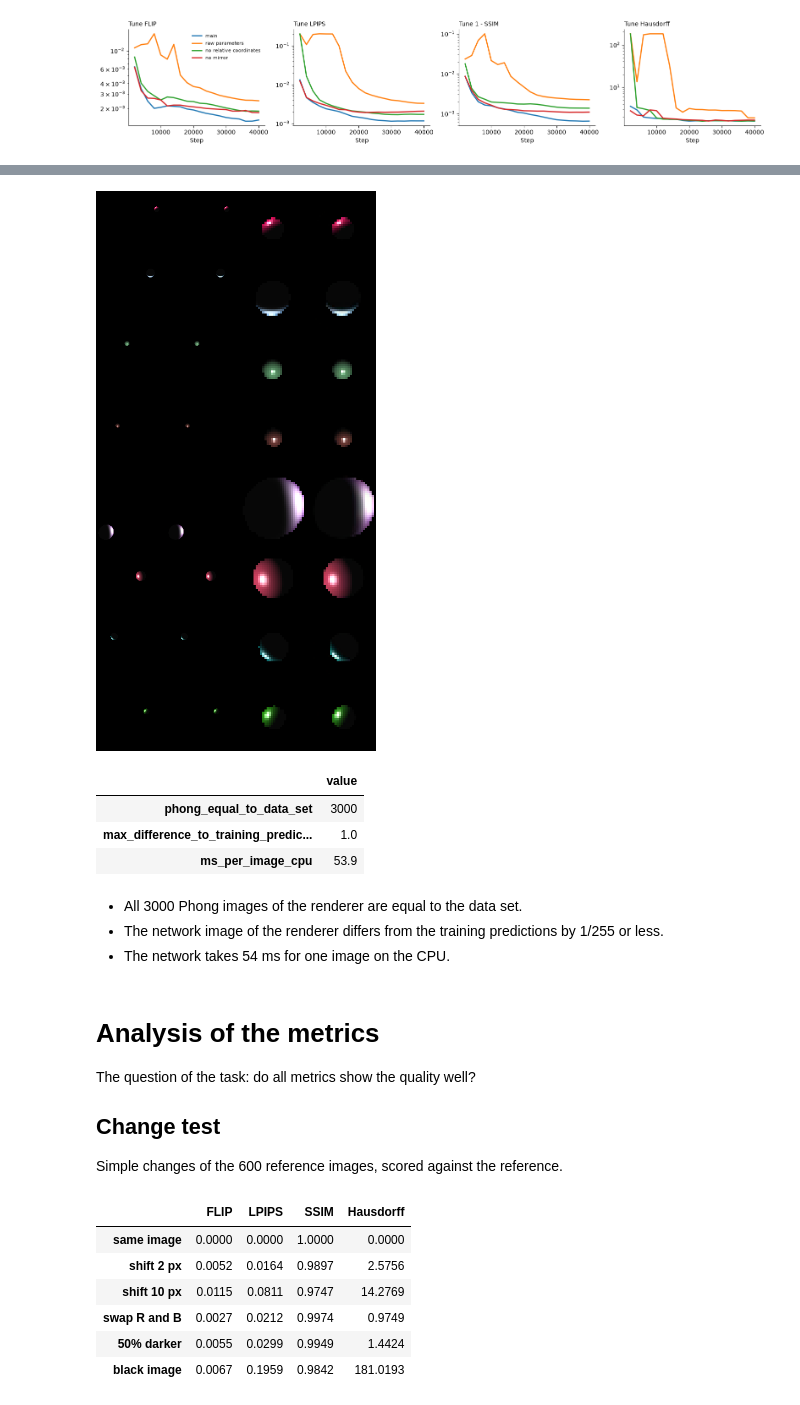
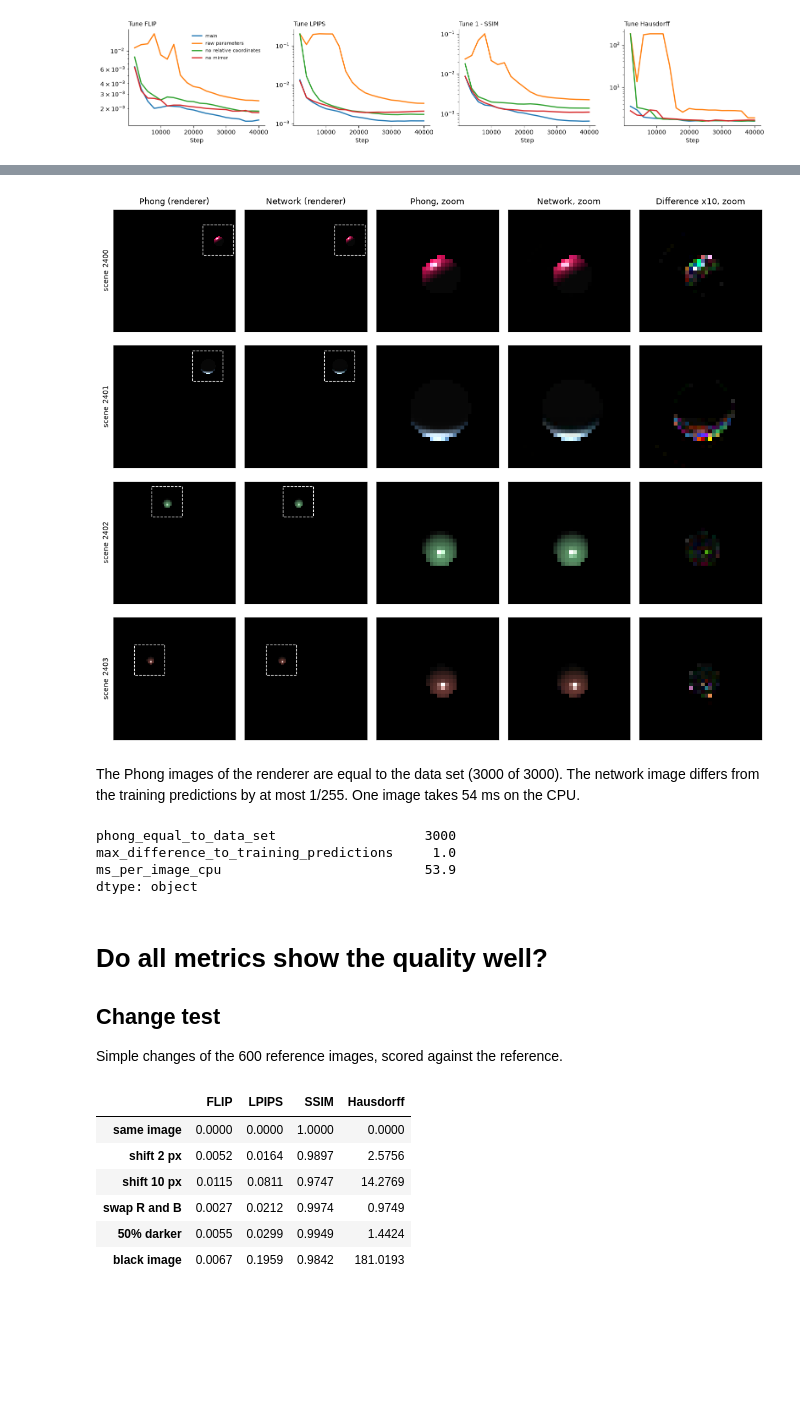
Before and after one commit to nataliachoszczyk/ComputerVisionAndImageProcessing, a Jupyter notebook: 03-rendering/experiments.ipynb, the cells around one changed output, grey strips where cells are left out. Saved outputs shown, nothing was run; the diff lists cells and outputs as text; code cells hidden in the pictures; blank space fills up the shorter version.

```diff
--- a/03-rendering/experiments.ipynb
+++ b/03-rendering/experiments.ipynb
@@ -130,22 +117,19 @@ the sphere (Phong, network).
 # %%
-display(Image(f"{RESULTS}/render-v1/preview.png"))
+plot_render_pairs(f"{RESULTS}/render-v1/preview.png");
 # %% [output]
-[figure, old version]
+[figure, new version]
+# %% [markdown]
+The Phong images of the renderer are equal to the data set (3000 of 3000). The network image differs from the training
+predictions by at most 1/255. One image takes 54 ms on the CPU.
 # %%
-render[["phong_equal_to_data_set", "max_difference_to_training_predictions", "ms_per_image_cpu"]].to_frame("value")
+render[["phong_equal_to_data_set", "max_difference_to_training_predictions", "ms_per_image_cpu"]]
 # %% [output]
-|  | value |
-| phong_equal_to_data_set | 3000 |
-| max_difference_to_training_predic... | 1.0 |
-| ms_per_image_cpu | 53.9 |
+phong_equal_to_data_set                   3000
+max_difference_to_training_predictions     1.0
+ms_per_image_cpu                          53.9
+dtype: object
-# %% [markdown]
-- All 3000 Phong images of the renderer are equal to the data set.
-- The network image of the renderer differs from the training predictions by 1/255 or less.
-- The network takes 54 ms for one image on the CPU.
 # %% [markdown]
-# Analysis of the metrics
-
-The question of the task: do all metrics show the quality well?
+# Do all metrics show the quality well?
 
 ## Change test
 
```
Also changed, not shown: parts of 34 cells of this notebook, 2 other files.
